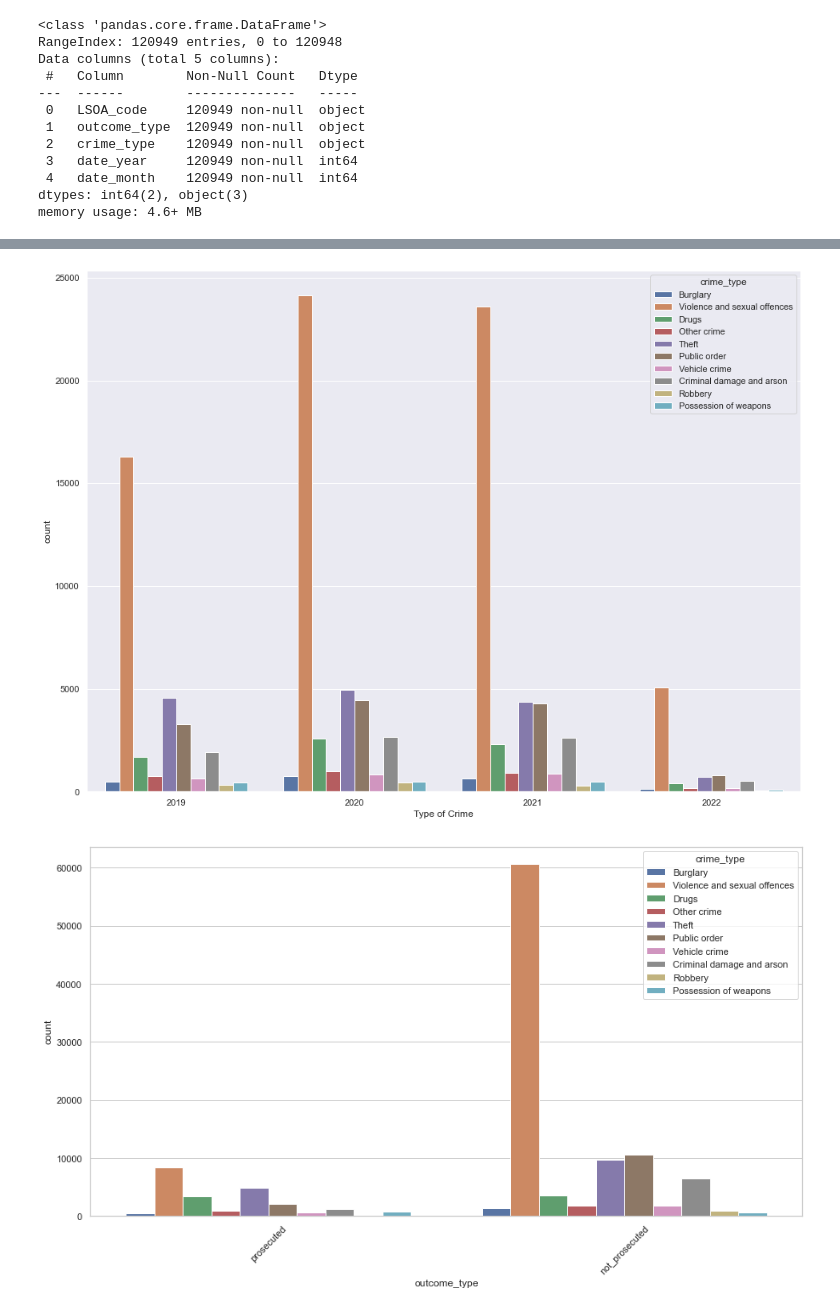
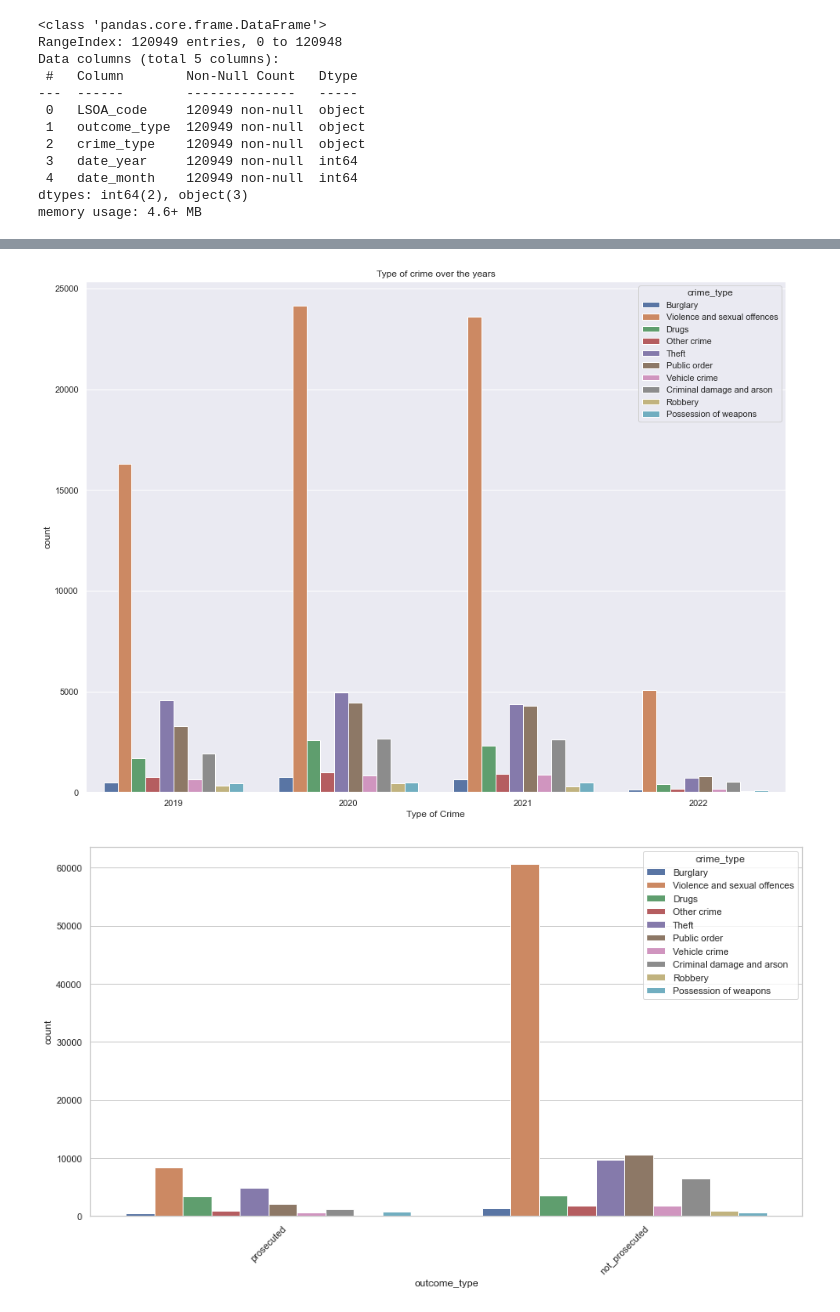
Before and after one commit to saquibmohiuddin/Hertfordshire-Constabulary, a Jupyter notebook: codes/three_years_de-1-hot.ipynb, the cells around one changed output, grey strips where cells are left out. Saved outputs shown, nothing was run; the diff lists cells and outputs as text; code cells hidden in the pictures.

```diff
--- a/codes/three_years_de-1-hot.ipynb
+++ b/codes/three_years_de-1-hot.ipynb
@@ -514,10 +578,11 @@ plt.show()
 # %%
 sns.set(rc={"figure.figsize":(16, 12)})
 sns.countplot(x = "date_year", data=df, hue=df["crime_type"])
+plt.title("Type of crime over the years")
 plt.xlabel("Type of Crime")
 plt.show()
 # %% [output]
-[figure, old version]
+[figure, new version]
 # %%
 summary_col_hue_crime(df, "outcome_type")
 # %% [output]
```
Also changed, not shown: parts of 9 cells of this notebook, 14 other files.
